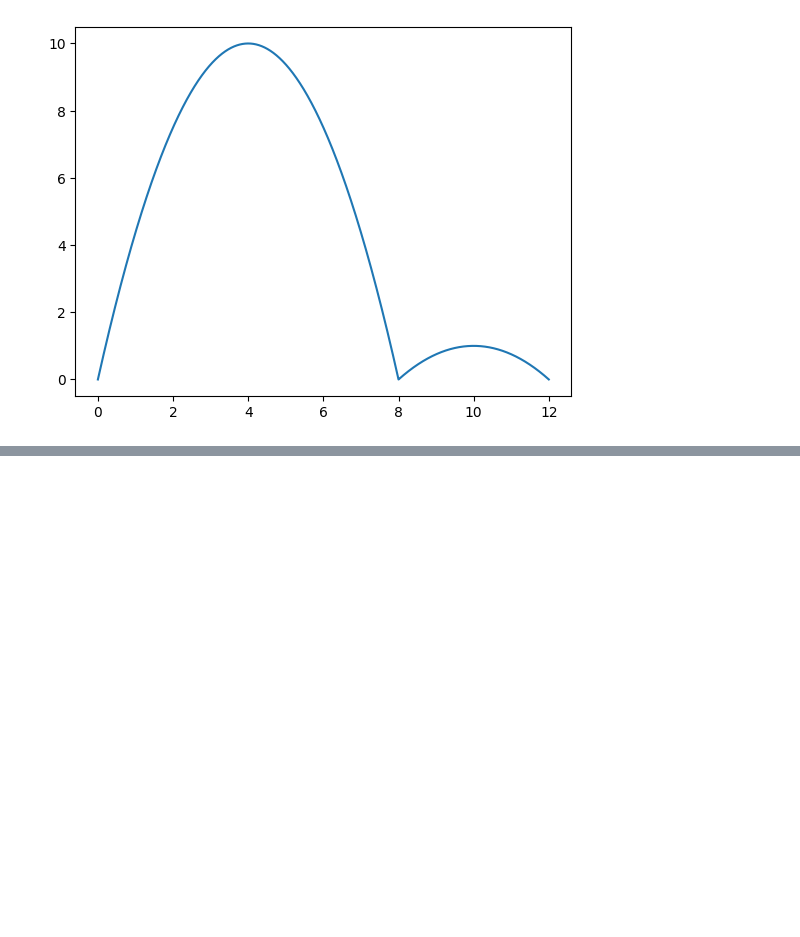
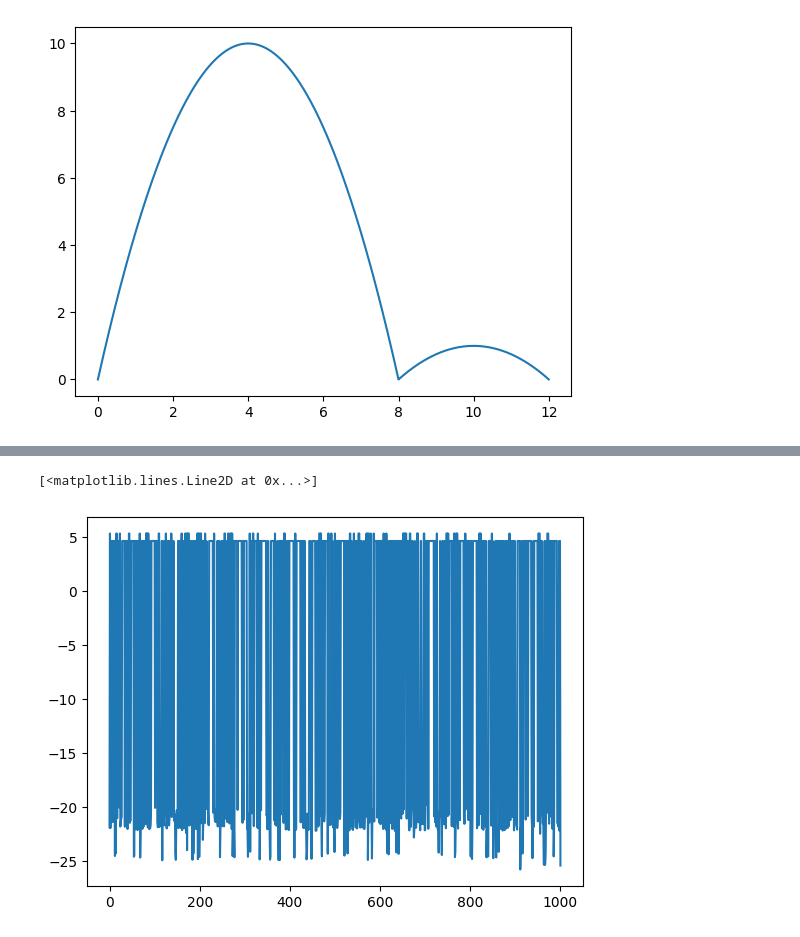
Before and after one commit to LDEO-CREW/data-driven-quadrature, a Jupyter notebook: synthetic_data_generation.ipynb, the cells around one changed output, grey strips where cells are left out. Drawn from its saved outputs; the diff is of its cells as text; code cells hidden in the pictures; blank space fills up the shorter version.

```diff
--- a/synthetic_data_generation.ipynb
+++ b/synthetic_data_generation.ipynb
@@ -59,0 +56,3 @@ print(len(x.integration_axis))
+# %%
+y_ref = y.values.flatten()
+print(y_ref.shape)
@@ -59,0 +61,19 @@ print(len(x.integration_axis))
+# %%
+def user_cost_fnc(y, y_hat):
+    cost = sum(y - y_hat)
+    return cost
+
+def map_func(x, point_set, x_sup=None):
+    point_idxs = [list(point.values())[0] for point in point_set]
+    points = np.array(x[:,:,point_idxs].values).reshape((n*n, 2))
+    return points
+
+params = {}
+integration_list = ['integration_axis']
+params['integration_list'] = integration_list
+params['n_points'] = 2
+params['epochs'] = 100
+params['success'] = 10
+params['block_size'] = 10
+
+history = ddq.optimize(x, y_ref, user_cost_fnc, map_func, params, x_sup=None)
@@ -59,0 +105,6 @@ print(len(x.integration_axis))
+# %%
+history_cost_x = np.arange(len(history[0]))
+plt.plot(history_cost_x, np.log(history[0]))
+# %% [output]
+[<matplotlib.lines.Line2D at 0x...>]
+[figure, added]
```
Also changed, not shown: parts of 4 cells of this notebook, 2 other files.
